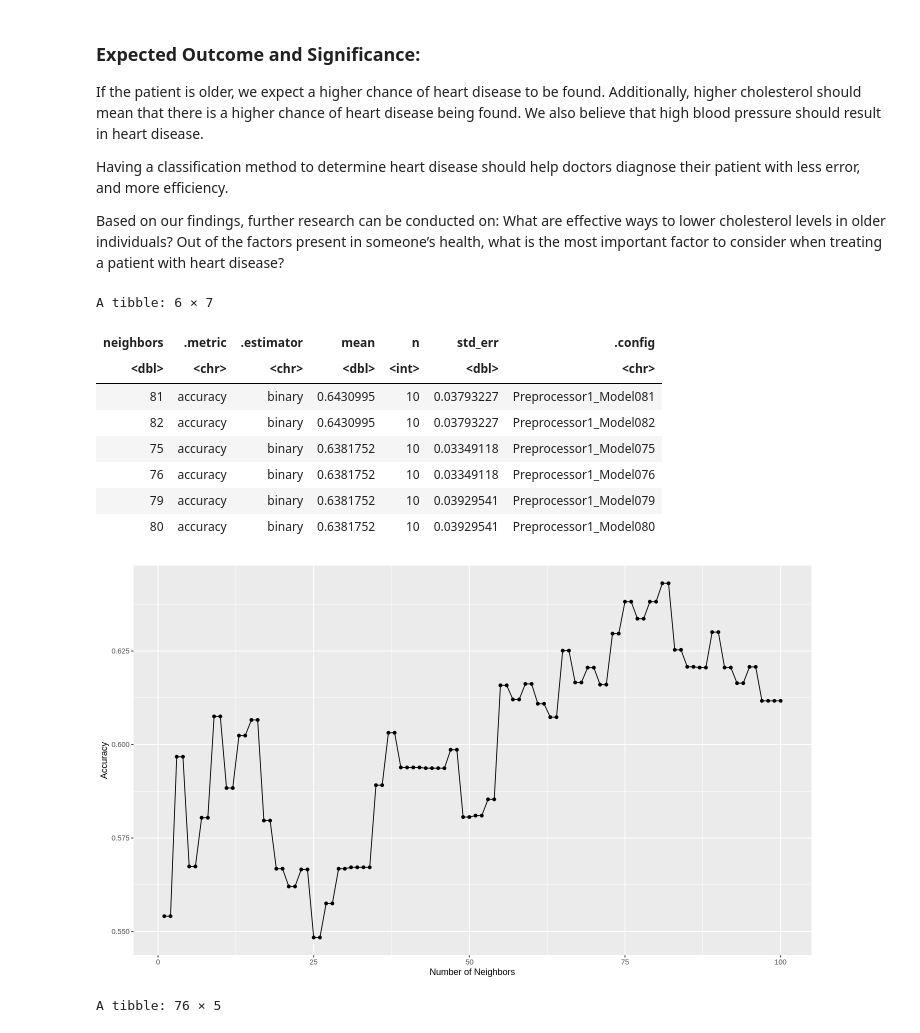
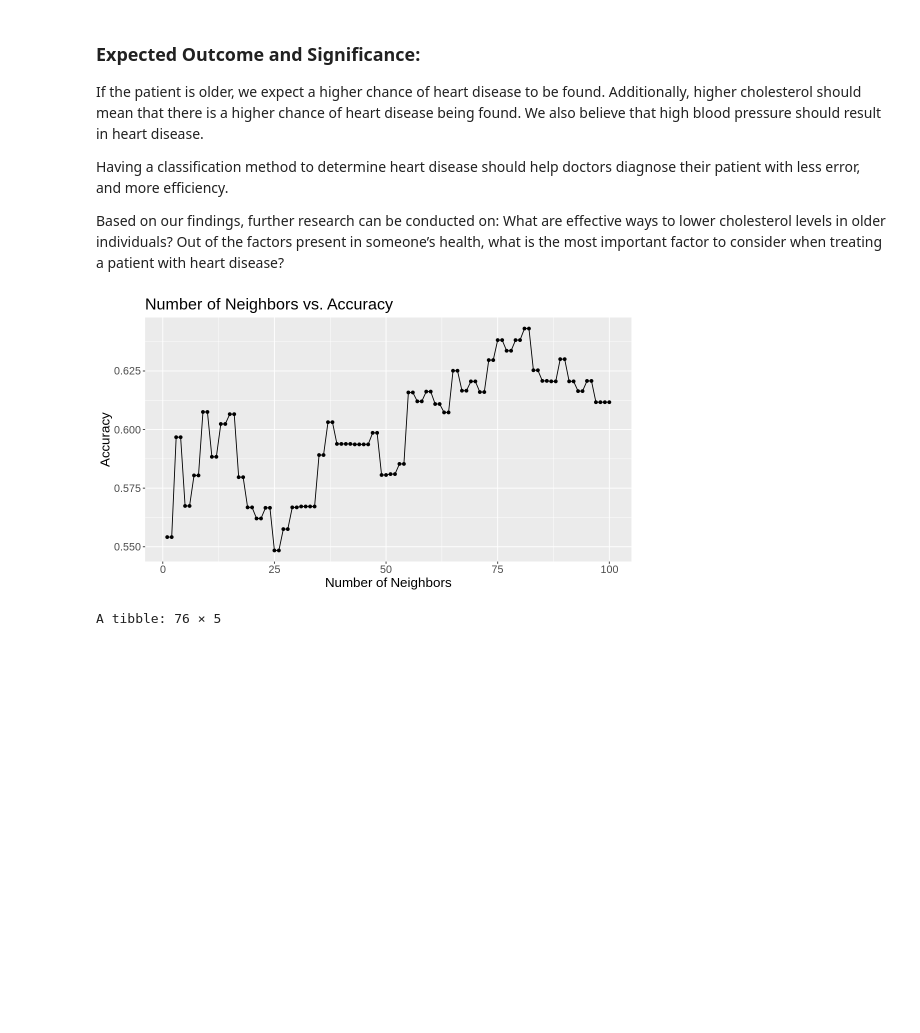
Before and after one commit to parthchheda2005/dsci-100-project, a Jupyter notebook: heart_disease_report.ipynb, the cells around one changed output. Cells and saved outputs as stored; diff of their text form; code cells hidden in the pictures; blank space fills up the shorter version.

Commit message:
Changed formatting of graphs and title

```diff
--- a/heart_disease_report.ipynb
+++ b/heart_disease_report.ipynb
@@ -211,55 +211,3 @@ Having a classification method to determine heart disease should help doctors di
 Based on our findings, further research can be conducted on:
 What are effective ways to lower cholesterol levels in older individuals?
 Out of the factors present in someone’s health, what is the most important factor to consider when treating a patient with heart disease?
-# %%
-# Getting K value
-
-set.seed(20)
-
-# Making the recipe for heart disease
-heart_recipe <- recipe(num ~ age + trestbps + chol, data = heart_training) |>
-                step_scale(all_predictors()) |>
-                step_center(all_predictors())
-
-# Making the knn tuning model specification
-heart_tune <- nearest_neighbor(weight = "rectangular", neighbors = tune()) |>
-            set_engine("kknn") |>
-            set_mode("classification")
-
-# Making the cross-validation values
-vals <- tibble(neighbors = seq(from = 1, to = 100, by = 1))
-
-# Making the 5-fold cross validation
-heart_vfold <- vfold_cv(heart_training, v = 10, strata = num)
-
-# Putting everything in the workflow
-workflow <- workflow() |>
-            add_recipe(heart_recipe) |>
-            add_model(heart_tune) |>
-            tune_grid(resamples = heart_vfold, grid = vals) |>
-            collect_metrics()
-
-# Getting the accuracy of each k value
-accuracy <- workflow |> filter(.metric == "accuracy") |> arrange(desc(mean))
-
-head(accuracy)
-
-# Plotting the accuracy for each neighbour and their accuracy
-cross_val_plot <- ggplot(accuracy, aes(x = neighbors, y = mean)) +
-            geom_point() +
-            geom_line() +
-            labs(x = "Number of Neighbors", y = "Accuracy") +
-            ggtitle("Number of Neighbors vs. Accuracy")
-
-cross_val_plot
-# %% [output]
-A tibble: 6 × 7
-| neighbors | .metric | .estimator | mean | n | std_err | .config |
-| <dbl> | <chr> | <chr> | <dbl> | <int> | <dbl> | <chr> |
-| 81 | accuracy | binary | 0.6430995 | 10 | 0.03793227 | Preprocessor1_Model081 |
-| 82 | accuracy | binary | 0.6430995 | 10 | 0.03793227 | Preprocessor1_Model082 |
-| 75 | accuracy | binary | 0.6381752 | 10 | 0.03349118 | Preprocessor1_Model075 |
-| 76 | accuracy | binary | 0.6381752 | 10 | 0.03349118 | Preprocessor1_Model076 |
-| 79 | accuracy | binary | 0.6381752 | 10 | 0.03929541 | Preprocessor1_Model079 |
-| 80 | accuracy | binary | 0.6381752 | 10 | 0.03929541 | Preprocessor1_Model080 |
-[figure, removed]
@@ -266,3 +249,18 @@ A tibble: 6 × 7
+# %%
+# Plotting the accuracy for each neighbour and their accuracy
+options(repr.plot.width = 9, repr.plot.height = 5)
+
+cross_val_plot <- ggplot(accuracy, aes(x = neighbors, y = mean)) +
+            geom_point() +
+            geom_line() +
+            labs(x = "Number of Neighbors", y = "Accuracy") +
+            ggtitle("Number of Neighbors vs. Accuracy") +
+            theme(text = element_text(size = 16))
+
+
+cross_val_plot
+# %% [output]
+[figure, added]
 # %%
 set.seed(20)
 
```
Also changed, not shown: parts of 3 cells of this notebook.
